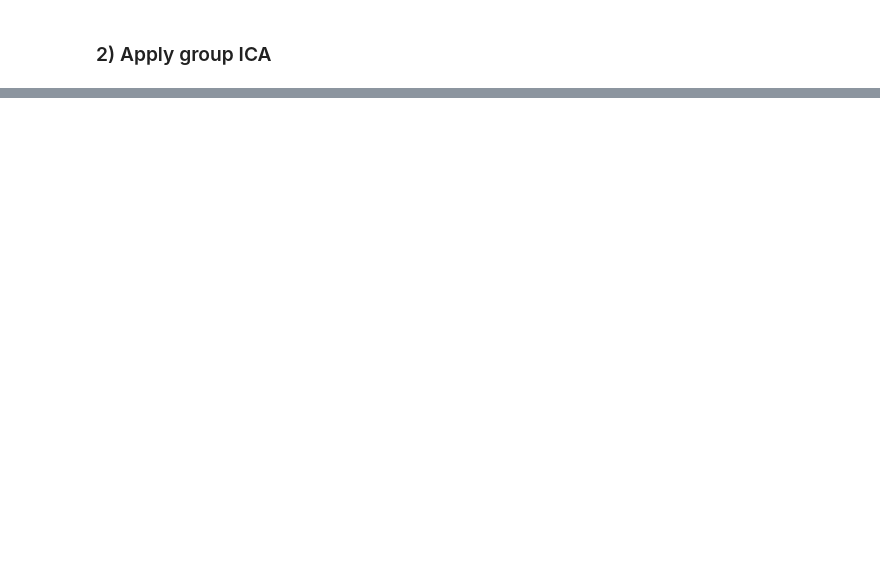
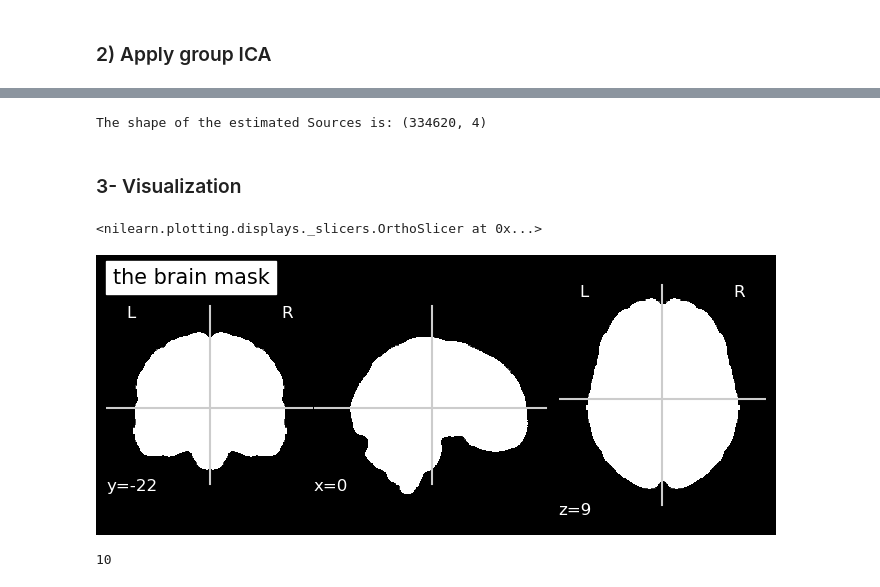
Before and after one commit to claireFriedrich/NSSP, a Jupyter notebook: Miniprojet2/MiniProject_2.ipynb, the cells around one changed output, grey strips where cells are left out. Saved outputs shown, nothing was run; the diff lists cells and outputs as text; code cells hidden in the pictures; blank space fills up the shorter version.

```diff
--- a/Miniprojet2/MiniProject_2.ipynb
+++ b/Miniprojet2/MiniProject_2.ipynb
@@ -388,0 +448,18 @@ X matrix size:  (242, 334620)
+# %%
+print("The shape of the estimated Sources is: {}".format(S_.shape))
+# %% [output]
+The shape of the estimated Sources is: (334620, 4)
+# %% [markdown]
+### 3- Visualization
+# %%
+#* Build brain mask to restrict analysis within the brain
+icbms = datasets.fetch_icbm152_2009()
+masker = NiftiMasker(mask_img=icbms.mask)
+plot_stat_map(icbms.mask, black_bg=True, title='the brain mask', colorbar=False,)
+# %% [output]
+<nilearn.plotting.displays._slicers.OrthoSlicer at 0x...>
+[figure, added]
+# %%
+nb_components[1]
+# %% [output]
+10
```
Also changed, not shown: parts of 15 cells of this notebook.
